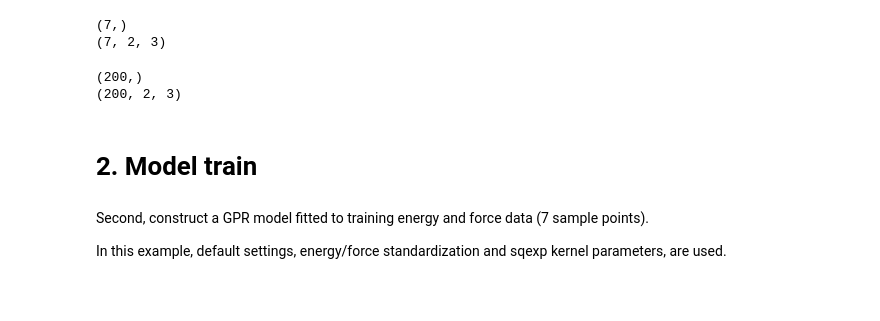
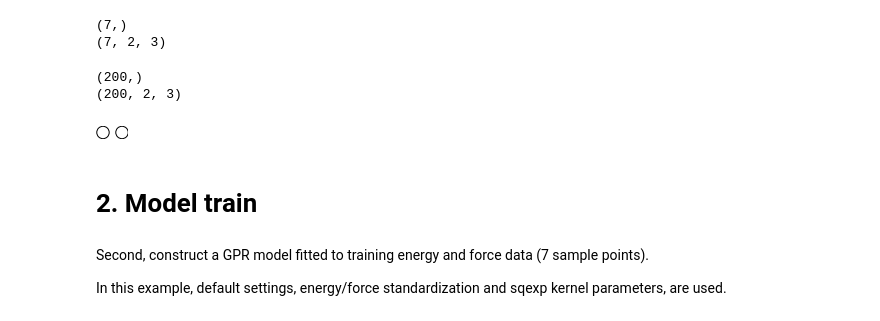
Before and after one commit to atomisticnet/aenet-gpr, a Jupyter notebook: tutorial/aenet_gpr_tutorial_python_1_H2.ipynb, the cells around one changed output. Drawn from its saved outputs; the diff is of its cells as text; code cells hidden in the pictures; blank space fills up the shorter version.

```diff
--- a/tutorial/aenet_gpr_tutorial_python_1_H2.ipynb
+++ b/tutorial/aenet_gpr_tutorial_python_1_H2.ipynb
@@ -154,6 +168,12 @@ print(test_data.force.shape)
 # %% [output]
 (200,)
 (200, 2, 3)
+# %%
+atoms = ase.io.read(test_xsf_files[0])
+ase.io.write('H2.png', atoms)
+Image("H2.png")
+# %% [output]
+[figure, added]
 # %% [markdown]
 # 2. Model train
 # %% [markdown]
```
Also changed, not shown: parts of 56 cells of this notebook, 4 other files.
